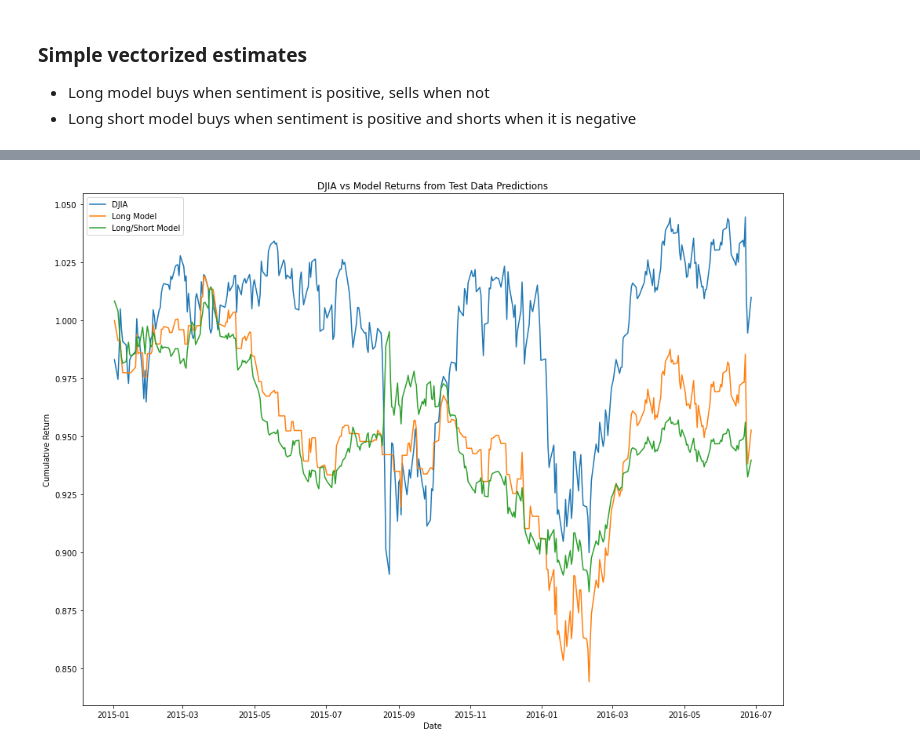
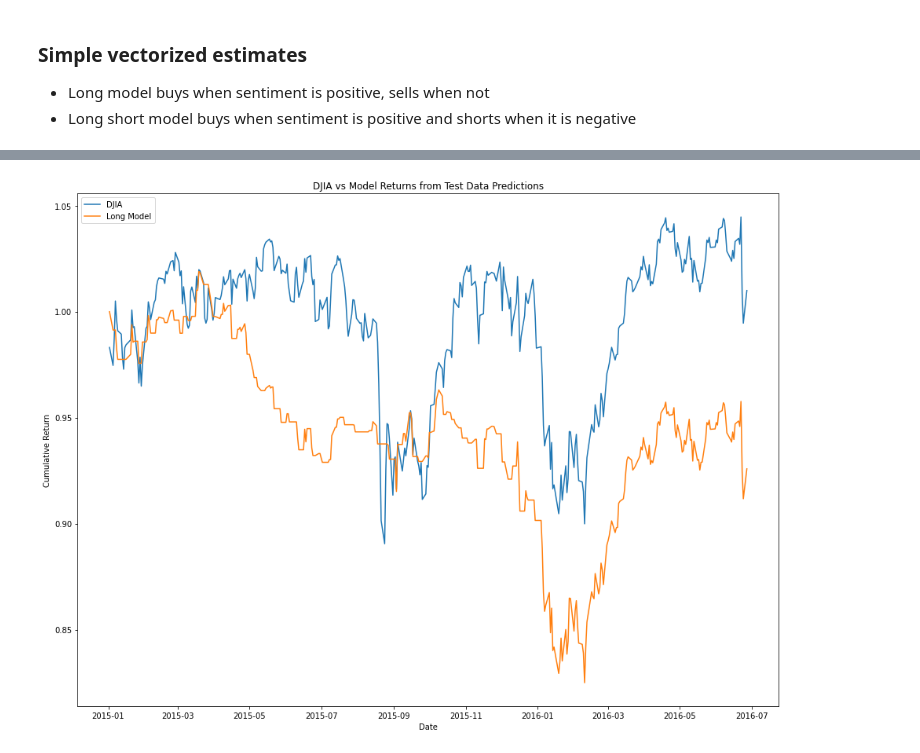
Before and after one commit to bagnalln/sentiment_stocks_ece579, a Jupyter notebook: Sentiment_Stocks.ipynb, the cells around one changed output, grey strips where cells are left out. Cells and saved outputs as stored; diff of their text form; code cells hidden in the pictures.

Commit message:
updated code and added libraries used added distilbert models

```diff
--- a/Sentiment_Stocks.ipynb
+++ b/Sentiment_Stocks.ipynb
@@ -390,5 +345,5 @@ generic_forrest.headlines[1]
 # %%
-generic_forrest = RandomForrestSentiment(spy_data)
+generic_forrest = RandomForrestSentiment(dia_data)
 generic_forrest.prepare_news_data()
 generic_forrest.tokenize_data()
 generic_forrest.train_model()
@@ -869,13 +908,14 @@ xgboost_data_dia
 # %%
-xgboost_data_dia = xgboost_data_gen(dia_data)
-xgboost_data_spy = xgboost_data_gen(spy_data)
-xgboost_data_qqq = xgboost_data_gen(qqq_data)
+xgboost_data_dia = xgboost_data_gen(stock_with_predictions)
+# xgboost_data_spy = xgboost_data_gen(spy_data)
+# xgboost_data_qqq = xgboost_data_gen(qqq_data)
 
 X_train_dia, X_test_dia, y_train_dia, y_test_dia = xgboost_split(xgboost_data_dia)
-X_train_spy, X_test_spy, y_train_spy, y_test_spy = xgboost_split(xgboost_data_spy)
-X_train_qqq, X_test_qqq, y_train_qqq, y_test_qqq = xgboost_split(xgboost_data_qqq)
+# X_train_spy, X_test_spy, y_train_spy, y_test_spy = xgboost_split(xgboost_data_spy)
+# X_train_qqq, X_test_qqq, y_train_qqq, y_test_qqq = xgboost_split(xgboost_data_qqq)
 
 dia_model, dia_pred = xg_train(X_train_dia, X_test_dia, y_train_dia, y_test_dia)
-spy_model, spy_pred = xg_train(X_train_spy, X_test_spy, y_train_spy, y_test_spy)
+report(y_test_dia, dia_pred)
+# spy_model, spy_pred = xg_train(X_train_spy, X_test_spy, y_train_spy, y_test_spy)
 # qqq_model, qqq_pred = xg_train(X_train_qqq, X_test_qqq, y_train_qqq, y_test_qqq)
 # %% [output]
@@ -1129,0 +1064,19 @@ pred_df_xgboost
+# %%
+news_predictions = generic_forrest.predictions
+reddit_predictions = reddit_forrest.predictions
+
+stock_data = dia_data.data.reset_index()
+# randomforrest
+pred_df_forrest = simple_backtest('2014-12-31', news_predictions, stock_data)
+
+pred_df_reddit_forest = simple_backtest('2014-12-31', reddit_predictions, stock_data)
+# xgboost
+pred_df_xgboost = simple_backtest('2014-12-31', dia_pred, stock_data)
+
+# arima
+pred_df_arima = simple_backtest('2014-12-31', news_predictions, stock_data, arima_predictions, arima_thresh = .1, arima = True)
+
+#combo arima forest
+pred_df_arima_forest = simple_backtest('2014-12-31', news_predictions, stock_data, arima_predictions, arima_thresh = .1, arima_weight = 2, sentiment_weight = 1, arima = True, combo = True)
+
+pred_df_arima
@@ -1130,21 +1097,21 @@ pred_df_xgboost
 # %%
 # Plot results
 import matplotlib.pyplot as plt
 %matplotlib inline
 
 def plot_backtest(prediction_df, title='DJIA vs Model Returns from Test Data Predictions', label_1='DJIA', label_2='Long Model', label_3='Long/Short Model'):
   pred_df = prediction_df
 
   plt.figure(figsize=(16, 12))
   plt.plot(pred_df['Date'], pred_df['Cumul_ret_dji'], label = label_1)
   plt.plot(pred_df['Date'], pred_df['Cumul_ret_long'], label = label_2)
-  plt.plot(pred_df['Date'], pred_df['Cumul_ret_long_shrt'], label = label_3)
+  # plt.plot(pred_df['Date'], pred_df['Cumul_ret_long_shrt'], label = label_3)
   plt.xlabel('Date')
   plt.title(title)
   plt.ylabel('Cumulative Return')
   plt.legend()
   plt.show()
 
 plot_backtest(pred_df_xgboost)
 # %% [output]
-[figure, old version]
+[figure, new version]
```
Also changed, not shown: parts of 51 cells of this notebook.
